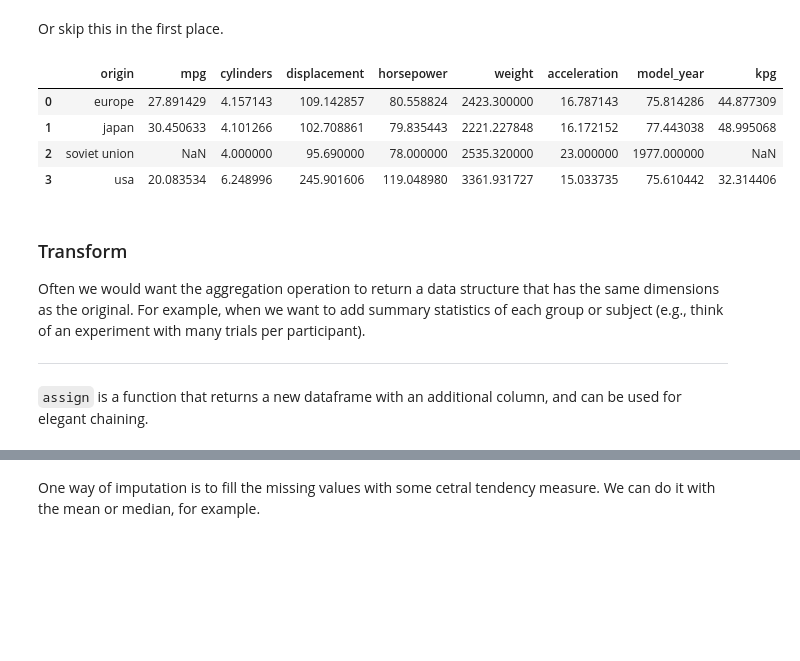
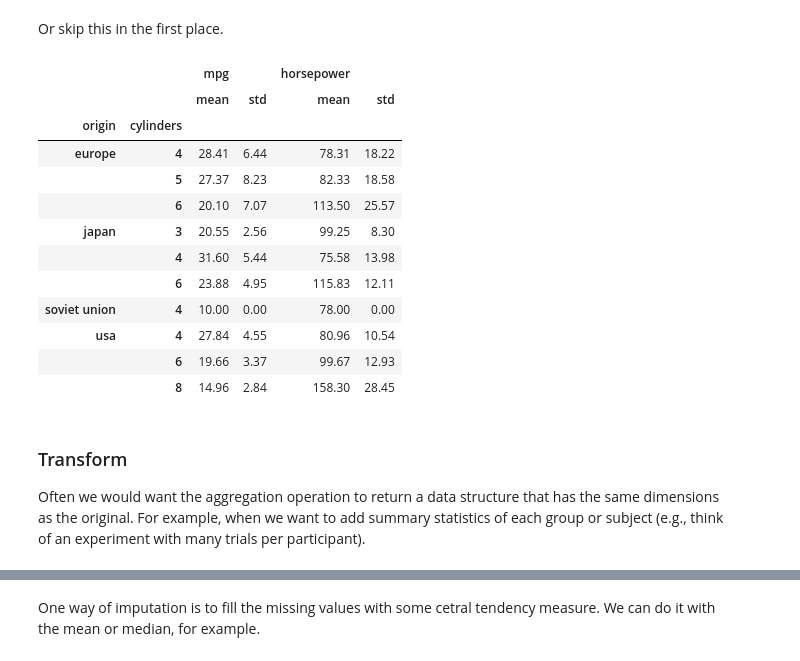
Before and after one commit to EitanHemed/python-workshop-2023, a Jupyter notebook: notebooks/Day-1-Modules.ipynb, the cells around one changed output, grey strips where cells are left out. Saved outputs shown, nothing was run; the diff lists cells and outputs as text; code cells hidden in the pictures; blank space fills up the shorter version.

```diff
--- a/notebooks/Day-1-Modules.ipynb
+++ b/notebooks/Day-1-Modules.ipynb
@@ -850,2 +839,0 @@ mpg.loc[:, ['mpg', 'model_year']]
-# %%
-mpg.set_index(['name', 'origin'])
@@ -869,2 +839,0 @@ Up until now, we didn't make use of the dataframe row-index (the row labels). Th
-# %%
-mpg.set_index(['name']).loc[('toyota corolla')]
@@ -997,0 +927,4 @@ mpg.tail()
+# %%
+mpg.loc[mpg['name'] == 'Lada Niva', 'mpg'] = 10
+# %%
+mpg.loc[mpg['name'] == 'Lada Niva', 'kpg'] = 10 * 1.609
@@ -1156,19 +1116,22 @@ grouped.reset_index(level='origin')
 # %% [markdown]
 Or skip this in the first place.
 # %%
-mpg.groupby(['origin'], as_index=False).mean()
+mpg.groupby(['origin', 'cylinders'], as_index=False)
 # %% [output]
-|  | origin | mpg | cylinders | displacement | horsepower | weight | acceleration | model_year | kpg |
-| 0 | europe | 27.891429 | 4.157143 | 109.142857 | 80.558824 | 2423.300000 | 16.787143 | 75.814286 | 44.877309 |
-| 1 | japan | 30.450633 | 4.101266 | 102.708861 | 79.835443 | 2221.227848 | 16.172152 | 77.443038 | 48.995068 |
-| 2 | soviet union | NaN | 4.000000 | 95.690000 | 78.000000 | 2535.320000 | 23.000000 | 1977.000000 | NaN |
-| 3 | usa | 20.083534 | 6.248996 | 245.901606 | 119.048980 | 3361.931727 | 15.033735 | 75.610442 | 32.314406 |
+|  |  | mpg |  | horsepower |  |
+|  |  | mean | std | mean | std |
+| origin | cylinders |  |  |  |  |
+| europe | 4 | 28.41 | 6.44 | 78.31 | 18.22 |
+|  | 5 | 27.37 | 8.23 | 82.33 | 18.58 |
+|  | 6 | 20.10 | 7.07 | 113.50 | 25.57 |
+| japan | 3 | 20.55 | 2.56 | 99.25 | 8.30 |
+|  | 4 | 31.60 | 5.44 | 75.58 | 13.98 |
+|  | 6 | 23.88 | 4.95 | 115.83 | 12.11 |
+| soviet union | 4 | 10.00 | 0.00 | 78.00 | 0.00 |
+| usa | 4 | 27.84 | 4.55 | 80.96 | 10.54 |
+|  | 6 | 19.66 | 3.37 | 99.67 | 12.93 |
+|  | 8 | 14.96 | 2.84 | 158.30 | 28.45 |
 # %% [markdown]
 ### Transform
 
 Often we would want the aggregation operation to return a data structure that has the same dimensions as the original. For example, when we want to add summary statistics of each group or subject (e.g., think of an experiment with many trials per participant).
-
-----
-
-
-`assign` is a function that returns a new dataframe with an additional column, and can be used for elegant chaining.
```
Also changed, not shown: parts of 109 cells of this notebook, 3 other files.
